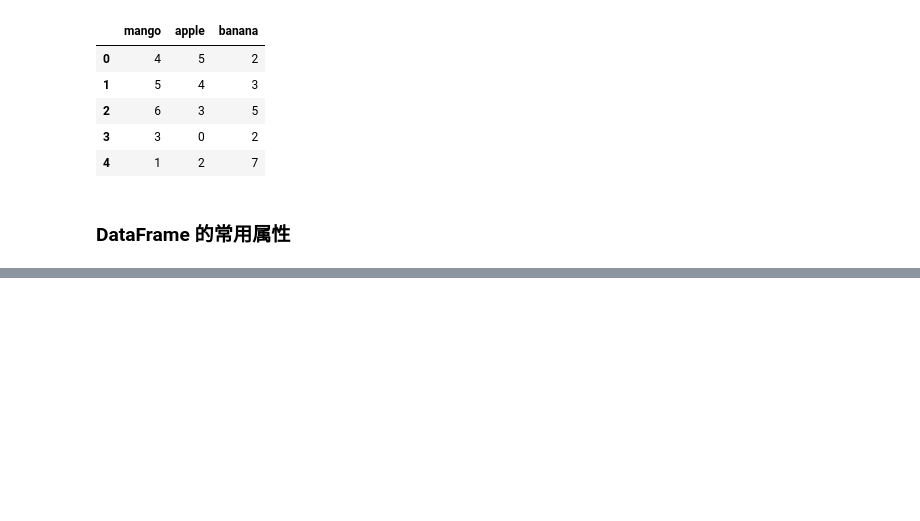
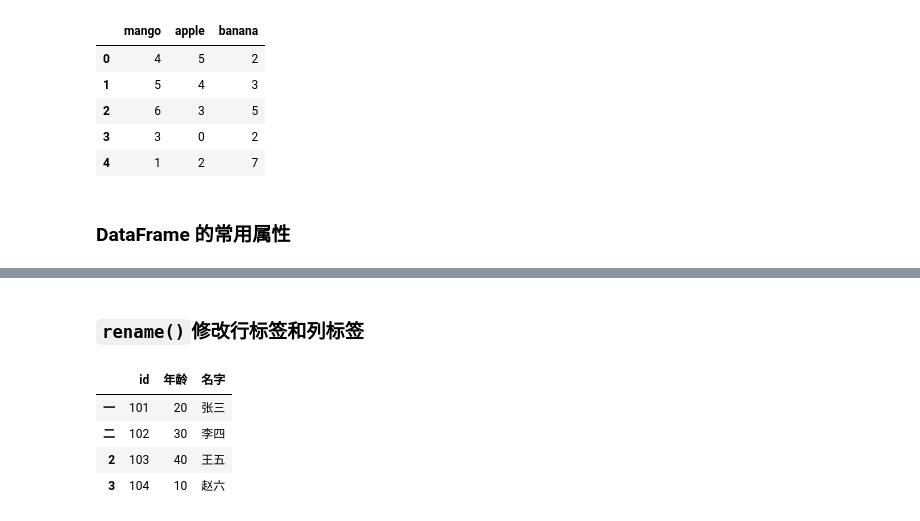
Before and after one commit to cyz2954929844/demo1, a Jupyter notebook: numpy_pandas/panda.ipynb, the cells around one changed output, grey strips where cells are left out. Drawn from its saved outputs; the diff is of its cells as text; code cells hidden in the pictures; blank space fills up the shorter version.

```diff
--- a/numpy_pandas/panda.ipynb
+++ b/numpy_pandas/panda.ipynb
@@ -152,0 +217,13 @@ df
+# %%
+df.set_index("id", inplace=True)
+df.reset_index(inplace=True)
+# %% [markdown]
+### `rename()`修改行标签和列标签
+# %%
+df.rename(index={0: "一", 1: "二"}, columns={"age": "年龄", "name": "名字"})
+# %% [output]
+|  | id | 年龄 | 名字 |
+| 一 | 101 | 20 | 张三 |
+| 二 | 102 | 30 | 李四 |
+| 2 | 103 | 40 | 王五 |
+| 3 | 104 | 10 | 赵六 |
```
Also changed, not shown: parts of 22 cells of this notebook.
